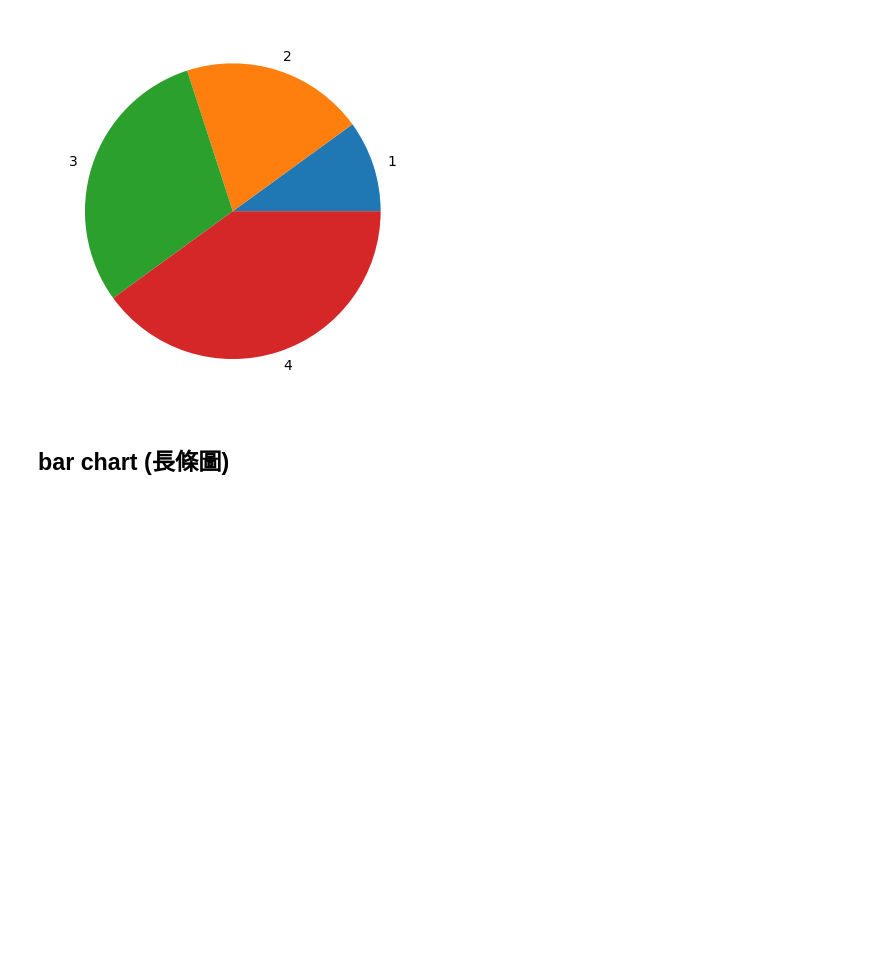
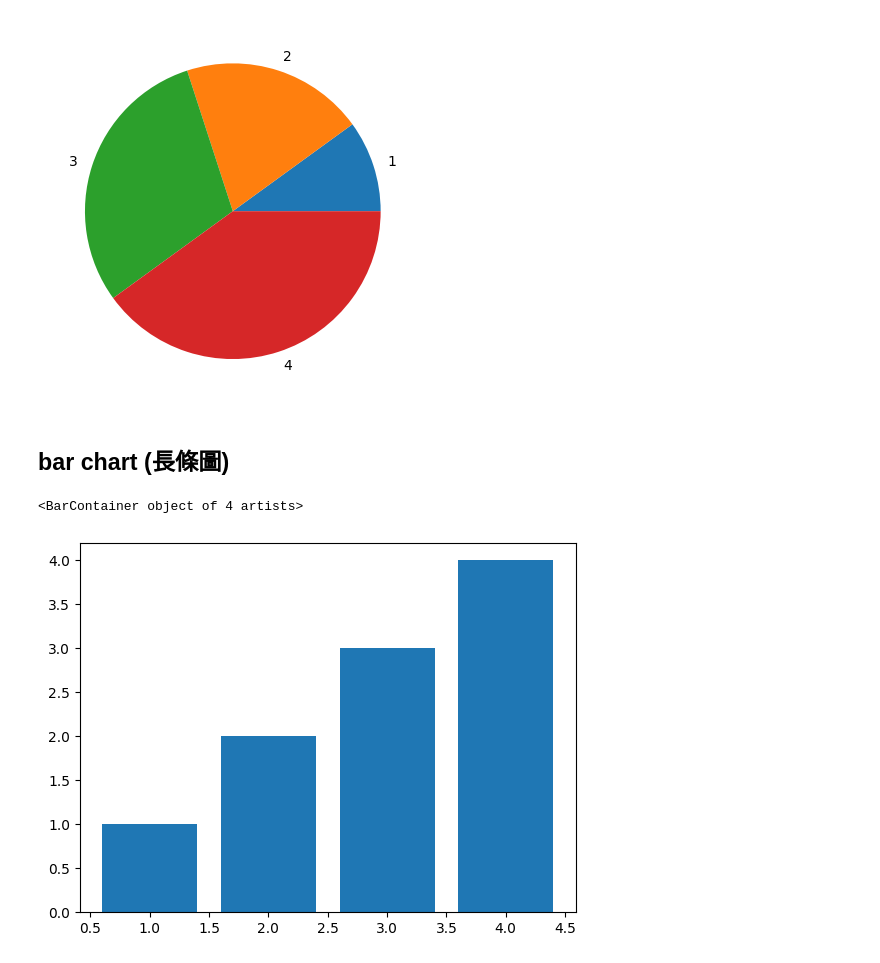
Before and after one commit to vcdemy/20230613, a Jupyter notebook: 20230718筆記.ipynb, the cells around one changed output. Cells and saved outputs as stored; diff of their text form; code cells hidden in the pictures; blank space fills up the shorter version.

```diff
--- a/20230718筆記.ipynb
+++ b/20230718筆記.ipynb
@@ -133,0 +136,5 @@ plt.pie(x, labels=x)
+# %%
+plt.bar(x, x)
+# %% [output]
+<BarContainer object of 4 artists>
+[figure, added]
```
Also changed, not shown: parts of 2 cells of this notebook.
